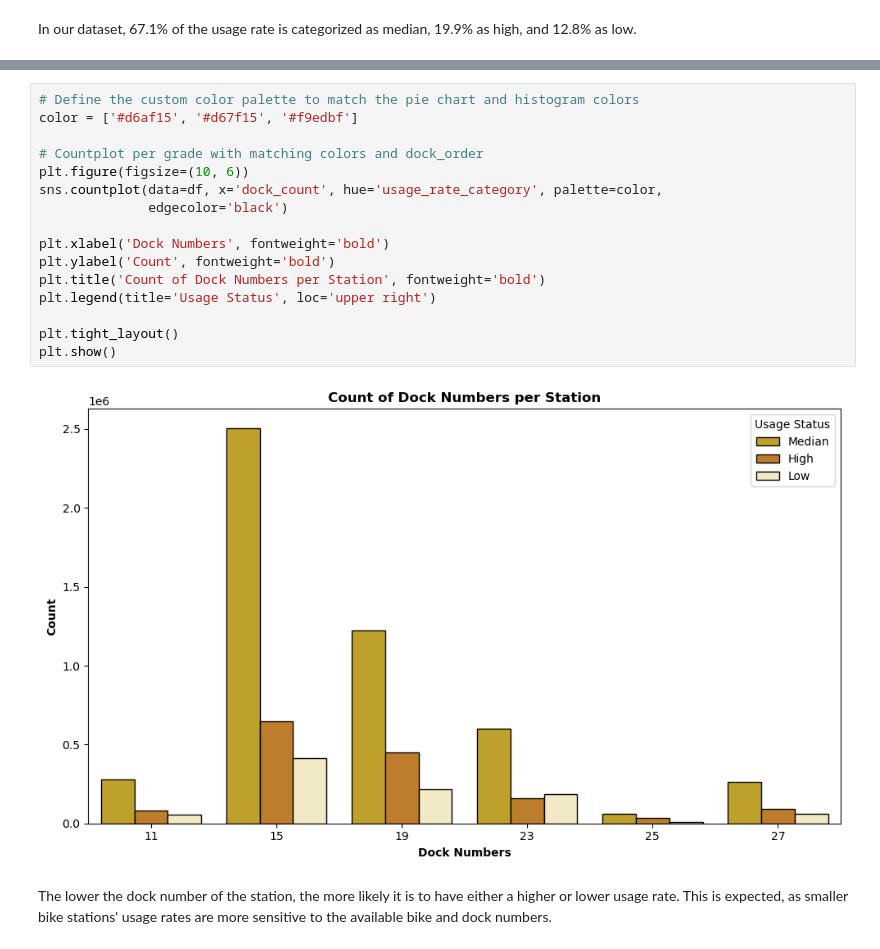
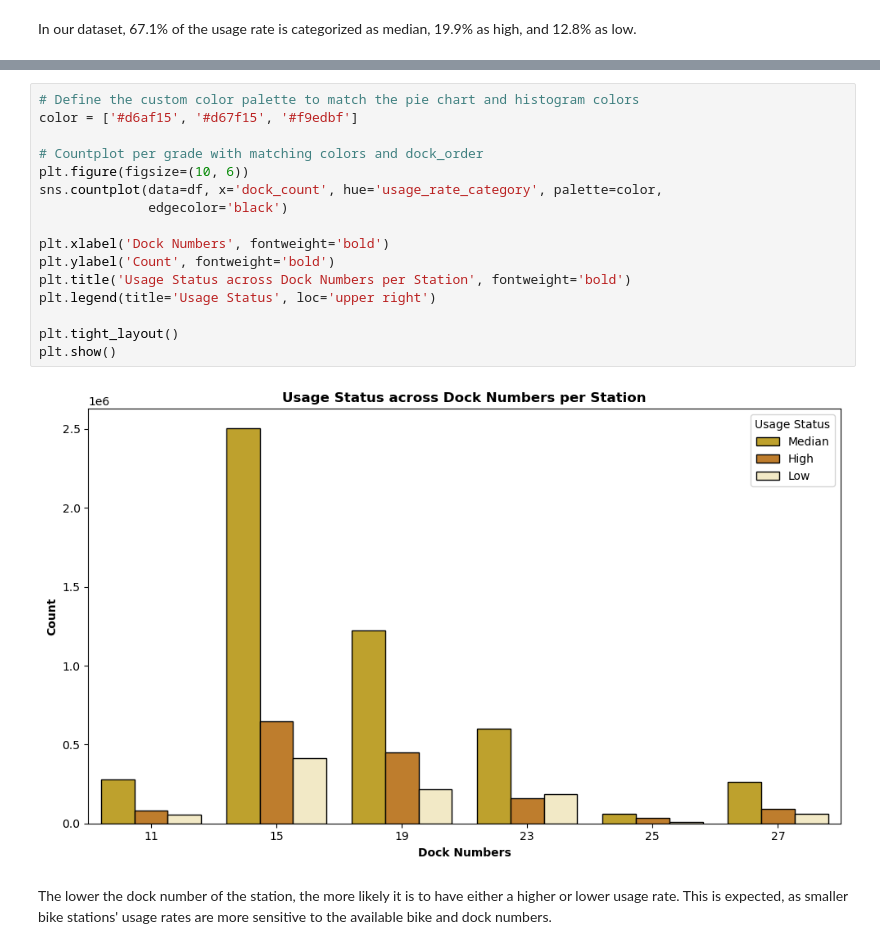
Before and after one commit to hsu780112/Bike-Share-Project, a Jupyter notebook: EDA - Bike Share System in the SF Bay Area.ipynb, the cells around one changed output, grey strips where cells are left out. Cells and saved outputs as stored; diff of their text form.

```diff
--- a/EDA - Bike Share System in the SF Bay Area.ipynb
+++ b/EDA - Bike Share System in the SF Bay Area.ipynb
@@ -246,20 +275,20 @@ plt.show()
 # %%
 # Define the custom color palette to match the pie chart and histogram colors
 color = ['#d6af15', '#d67f15', '#f9edbf']
 
 # Countplot per grade with matching colors and dock_order
 plt.figure(figsize=(10, 6))
 sns.countplot(data=df, x='dock_count', hue='usage_rate_category', palette=color,
               edgecolor='black')
 
 plt.xlabel('Dock Numbers', fontweight='bold')
 plt.ylabel('Count', fontweight='bold')
-plt.title('Count of Dock Numbers per Station', fontweight='bold')
+plt.title('Usage Status across Dock Numbers per Station', fontweight='bold')
 plt.legend(title='Usage Status', loc='upper right')
 
 plt.tight_layout()
 plt.show()
 # %% [output]
-[figure, old version]
+[figure, new version]
 # %% [markdown]
 The lower the dock number of the station, the more likely it is to have either a higher or lower usage rate. This is expected, as smaller bike stations' usage rates are more sensitive to the available bike and dock numbers.
```
Also changed, not shown: parts of 88 cells of this notebook, 1 other file.
